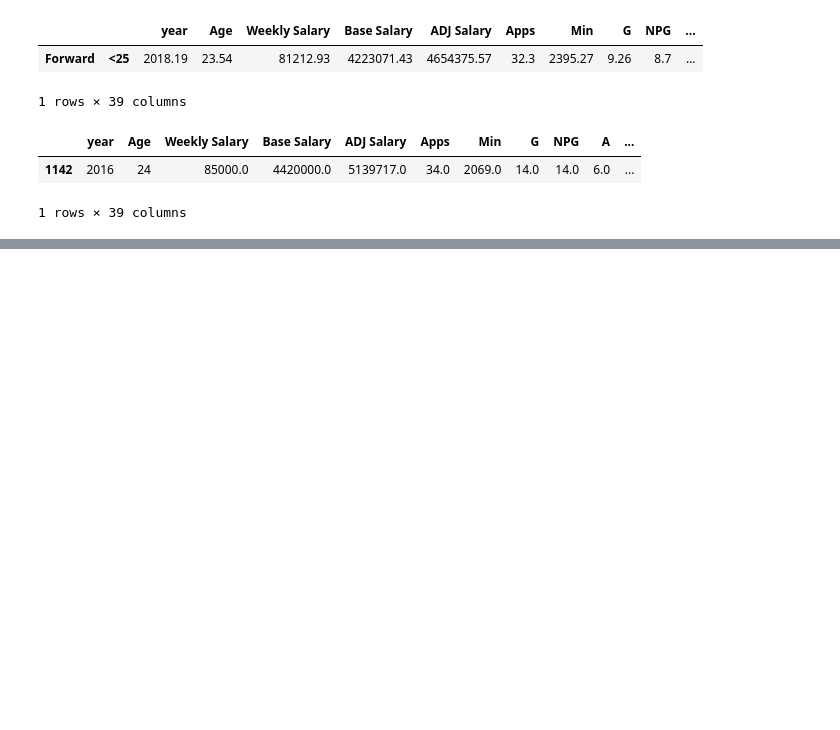
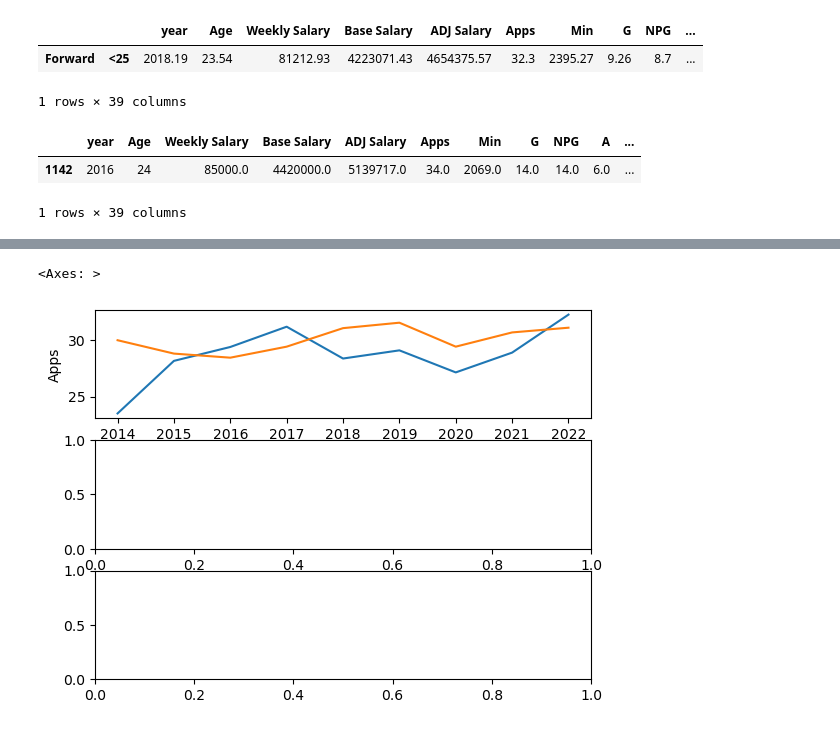
Before and after one commit to sajacaros/eda_champions, a Jupyter notebook: eda/eda.ipynb, the cells around one changed output, grey strips where cells are left out. Saved outputs shown, nothing was run; the diff lists cells and outputs as text; code cells hidden in the pictures; blank space fills up the shorter version.

```diff
--- a/eda/eda.ipynb
+++ b/eda/eda.ipynb
@@ -182,3 +182,7 @@ player[r.columns]
 |  | year | Age | Weekly Salary | Base Salary | ADJ Salary | Apps | Min | G | NPG | A | ... |
 | 1142 | 2016 | 24 | 85000.0 | 4420000.0 | 5139717.0 | 34.0 | 2069.0 | 14.0 | 14.0 | 6.0 | ... |
 1 rows × 39 columns
+# %%
+static2_df = eda_df[eda_df['Min']>1000].groupby(['Position', 'Age Lev', 'year']).mean(numeric_only=True)
+y1 = static2_df.loc[('Forward', '<33'), 'Apps']
+y1
@@ -184,0 +201,4 @@ player[r.columns]
+# %%
+static2_df = eda_df[eda_df['Min']>1000].groupby(['Position', 'Age Lev', 'year']).mean(numeric_only=True)
+y2 = static2_df.loc[('Forward', '<30'), 'Apps']
+y2
@@ -184,0 +217,9 @@ player[r.columns]
+# %%
+plt.subplot(3,1,1)
+sns.lineplot(x=range(2014,2022+1), y=y1) # <33
+sns.lineplot(x=range(2014,2022+1), y=y2) # <30
+plt.subplot(3,1,2)
+plt.subplot(3,1,3)
+# %% [output]
+<Axes: >
+[figure, added]
```
Also changed, not shown: parts of 2 cells of this notebook.
